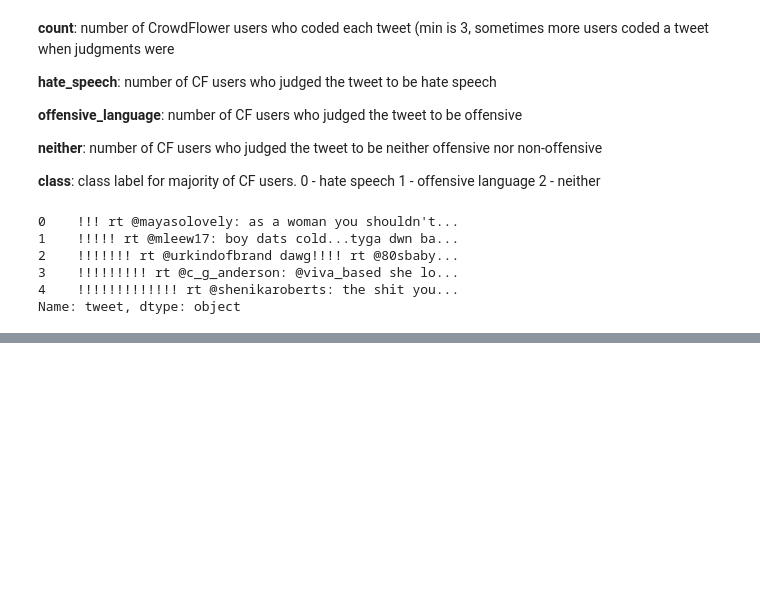
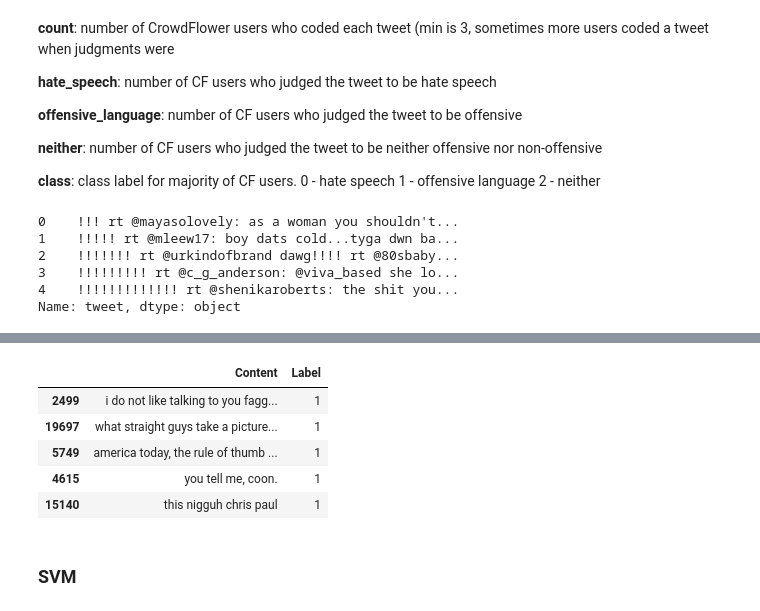
Before and after one commit to abigailxcal/PostModeration, a Jupyter notebook: training.ipynb, the cells around one changed output, grey strips where cells are left out. Drawn from its saved outputs; the diff is of its cells as text; code cells hidden in the pictures; blank space fills up the shorter version.

```diff
--- a/training.ipynb
+++ b/training.ipynb
@@ -208,0 +212,49 @@ TF-IDF shape: (27000, 32988)
+# %%
+from sklearn.feature_extraction.text import TfidfVectorizer
+
+# since both datasets have "Content/Tweet" and "Label/class" columns, the following code will merge the two datasets into one dataframe while maintaining balance
+
+#============================================ labeled_data.csv ============================================
+df1 = pd.read_csv("TrainingData/labeled_data.csv")
+#reduced_df1['class'].value_counts()    #1430 tweets marked at hate-speech, so we will extract 1430 marked for hate speech and 1430 that aren't
+
+# get rid of all the extra columns that aren't relevant
+reduced_df1 = df1[['tweet','class']]
+
+# extracts 1430 marked for hate speech and 1430 that aren't and combine into one df
+hatespeech = reduced_df1[reduced_df1['class']==0].sample(n=1430, random_state=42).copy() # hate speech
+nonHateful = reduced_df1[reduced_df1['class']==2].sample(n=1430, random_state=42).copy() # not hate speech
+sampled_hatespeech_df = pd.concat([hatespeech,nonHateful])
+
+# edit the values in 'Class' so that they match the values for HateSpeechDatasetBalanced.csv
+# Clean: 0, Hate speech: 1
+sampled_hatespeech_df['Content'] = sampled_hatespeech_df['tweet']
+sampled_hatespeech_df['Label'] = sampled_hatespeech_df['class'].replace(to_replace=[0,2], value = [1,0])
+sampled_hatespeech_df = sampled_hatespeech_df.drop(columns=['tweet','class'])
+
+
+#============================================ HateSpeechDatasetBalanced.csv ============================================
+df = pd.read_csv("TrainingData/HateSpeechDatasetBalanced.csv")
+df_subset = df.sample(n=27000, random_state=42).copy()
+
+temp_df = df_subset[['Content','Label']]
+
+# combine both datasets into one:
+training_data_df = pd.concat([sampled_hatespeech_df,temp_df])
+
+
+
+training_data_df['Content']= training_data_df['Content'].astype(str).str.casefold()
+clean_content = training_data_df['Content'].str.replace(r'(rt)?\s?@\w+:?', ' ', regex=True).str.replace(r'http.+', ' ', regex=True)
+training_data_df['Content'] = clean_content
+# %%
+training_data_df.head()
+# %% [output]
+|  | Content | Label |
+| 2499 | i do not like talking to you fagg... | 1 |
+| 19697 | what straight guys take a picture... | 1 |
+| 5749 | america today, the rule of thumb ... | 1 |
+| 4615 | you tell me, coon. | 1 |
+| 15140 | this nigguh chris paul | 1 |
+# %% [markdown]
+### SVM
```
Also changed, not shown: parts of 17 cells of this notebook.
